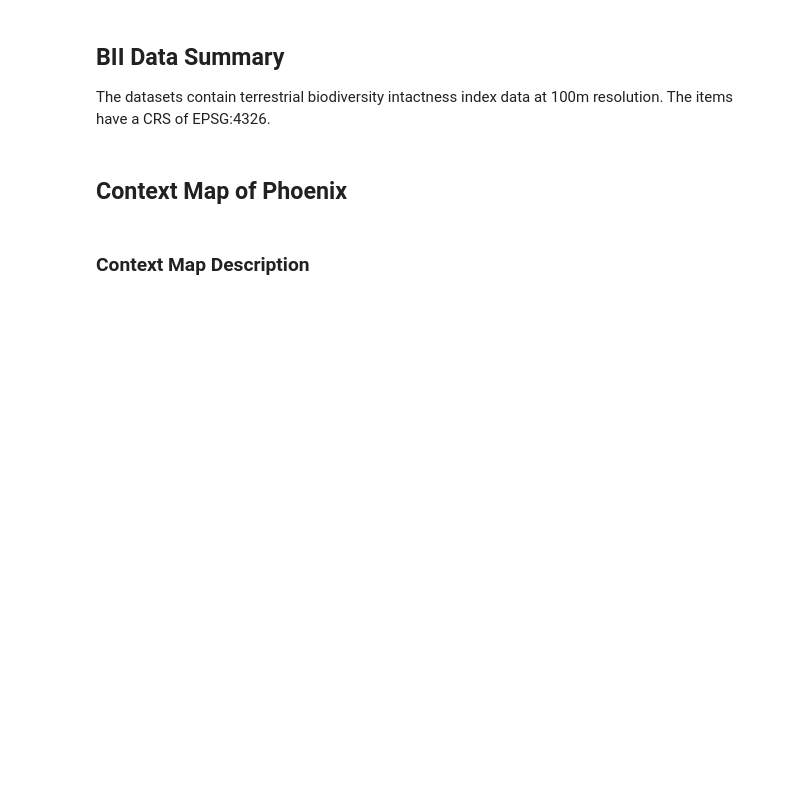
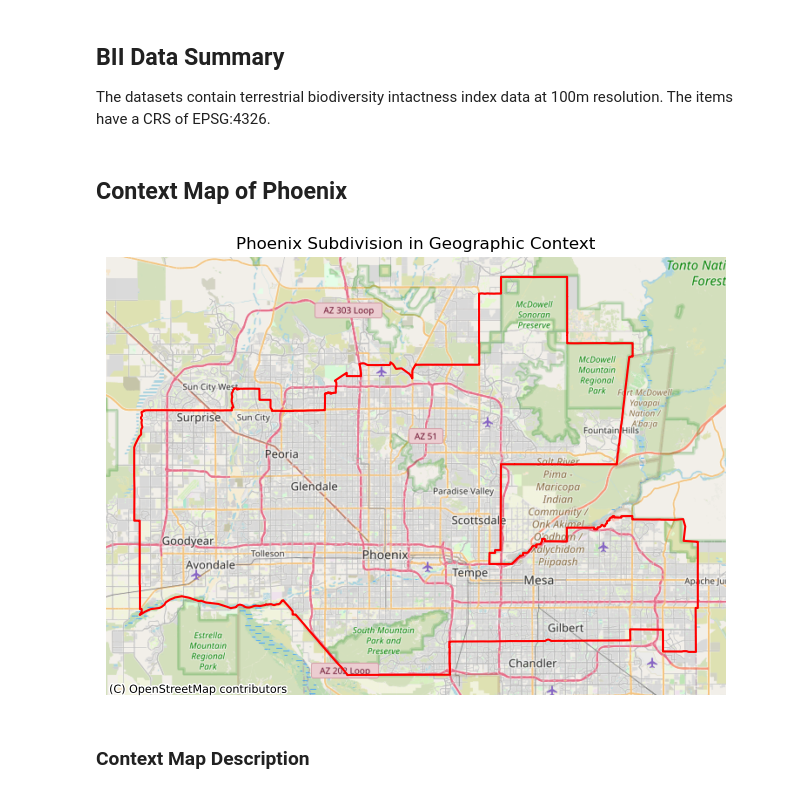
Before and after one commit to mmorenorolon/bii-change-phoenix, a Jupyter notebook: bii-change-phoenix.ipynb, the cells around one changed output. Drawn from its saved outputs; the diff is of its cells as text; code cells hidden in the pictures; blank space fills up the shorter version.

Commit message:
create phoenix context map

```diff
--- a/bii-change-phoenix.ipynb
+++ b/bii-change-phoenix.ipynb
@@ -355,12 +367,14 @@ The datasets contain terrestrial biodiversity intactness index data at 100m reso
 # %%
 fig, ax = plt.subplots(figsize=(8,8))
 
 phoenix_3857 = phoenix.to_crs(epsg=3857)
-phoenix_3857.boundary.plot(ax=ax, color='red', linewidth=2)
+phoenix_3857.boundary.plot(ax=ax, color='red', linewidth=1.5)
 
 ctx.add_basemap(ax, source=ctx.providers.OpenStreetMap.Mapnik)
 ax.set_title("Phoenix Subdivision in Geographic Context")
 ax.set_axis_off()
+# %% [output]
+[figure, added]
 # %% [markdown]
 ### Context Map Description
 # %% [markdown]
```
Also changed, not shown: parts of 1 cell of this notebook.
